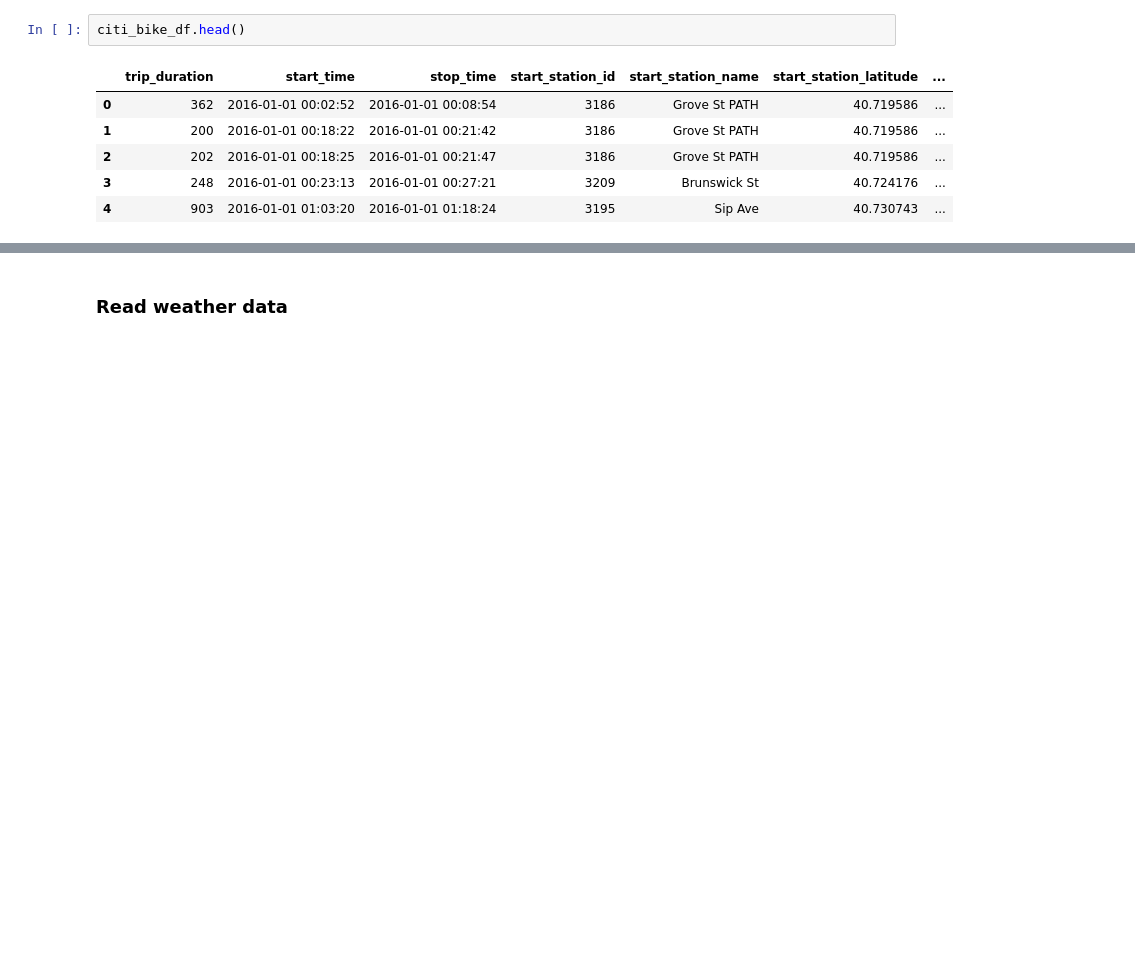
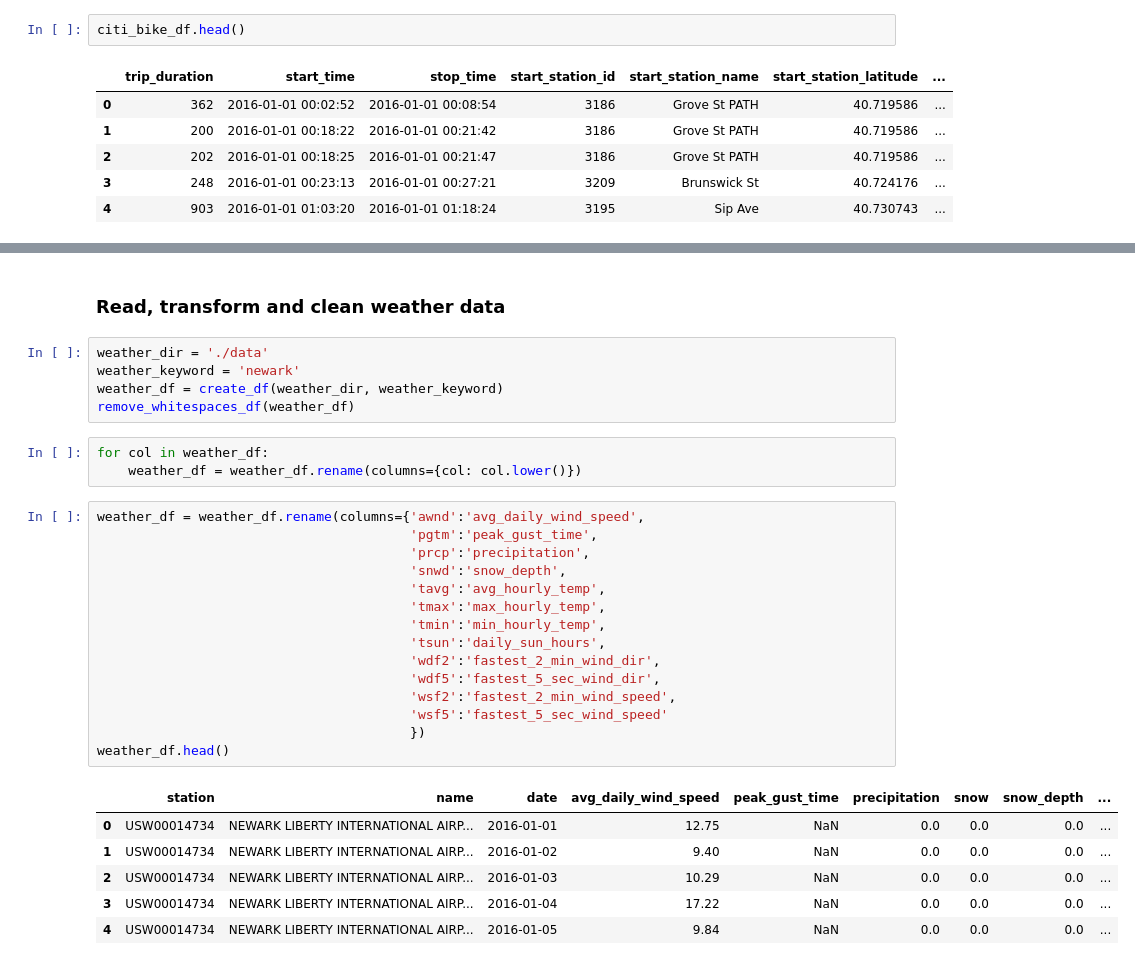
Before and after one commit to sebasgw/bike-rental-starter-kit, a Jupyter notebook: data_exploration.ipynb, the cells around one changed output, grey strips where cells are left out. Drawn from its saved outputs; the diff is of its cells as text; blank space fills up the shorter version.

```diff
--- a/data_exploration.ipynb
+++ b/data_exploration.ipynb
@@ -176,2 +265,32 @@ citi_bike_df.head()
 # %% [markdown]
-### Read weather data
+### Read, transform and clean weather data
+# %%
+weather_dir = './data'
+weather_keyword = 'newark'
+weather_df = create_df(weather_dir, weather_keyword)
+remove_whitespaces_df(weather_df)
+# %%
+for col in weather_df:
+    weather_df = weather_df.rename(columns={col: col.lower()})
+# %%
+weather_df = weather_df.rename(columns={'awnd':'avg_daily_wind_speed',
+                                        'pgtm':'peak_gust_time',
+                                        'prcp':'precipitation',
+                                        'snwd':'snow_depth',
+                                        'tavg':'avg_hourly_temp',
+                                        'tmax':'max_hourly_temp',
+                                        'tmin':'min_hourly_temp',
+                                        'tsun':'daily_sun_hours',
+                                        'wdf2':'fastest_2_min_wind_dir',
+                                        'wdf5':'fastest_5_sec_wind_dir',
+                                        'wsf2':'fastest_2_min_wind_speed',
+                                        'wsf5':'fastest_5_sec_wind_speed'
+                                        })
+weather_df.head()
+# %% [output]
+|  | station | name | date | avg_daily_wind_speed | peak_gust_time | precipitation | snow | snow_depth | ... |
+| 0 | USW00014734 | NEWARK LIBERTY INTERNATIONAL AIRP... | 2016-01-01 | 12.75 | NaN | 0.0 | 0.0 | 0.0 | ... |
+| 1 | USW00014734 | NEWARK LIBERTY INTERNATIONAL AIRP... | 2016-01-02 | 9.40 | NaN | 0.0 | 0.0 | 0.0 | ... |
+| 2 | USW00014734 | NEWARK LIBERTY INTERNATIONAL AIRP... | 2016-01-03 | 10.29 | NaN | 0.0 | 0.0 | 0.0 | ... |
+| 3 | USW00014734 | NEWARK LIBERTY INTERNATIONAL AIRP... | 2016-01-04 | 17.22 | NaN | 0.0 | 0.0 | 0.0 | ... |
+| 4 | USW00014734 | NEWARK LIBERTY INTERNATIONAL AIRP... | 2016-01-05 | 9.84 | NaN | 0.0 | 0.0 | 0.0 | ... |
```
Also changed, not shown: parts of 30 cells of this notebook.
